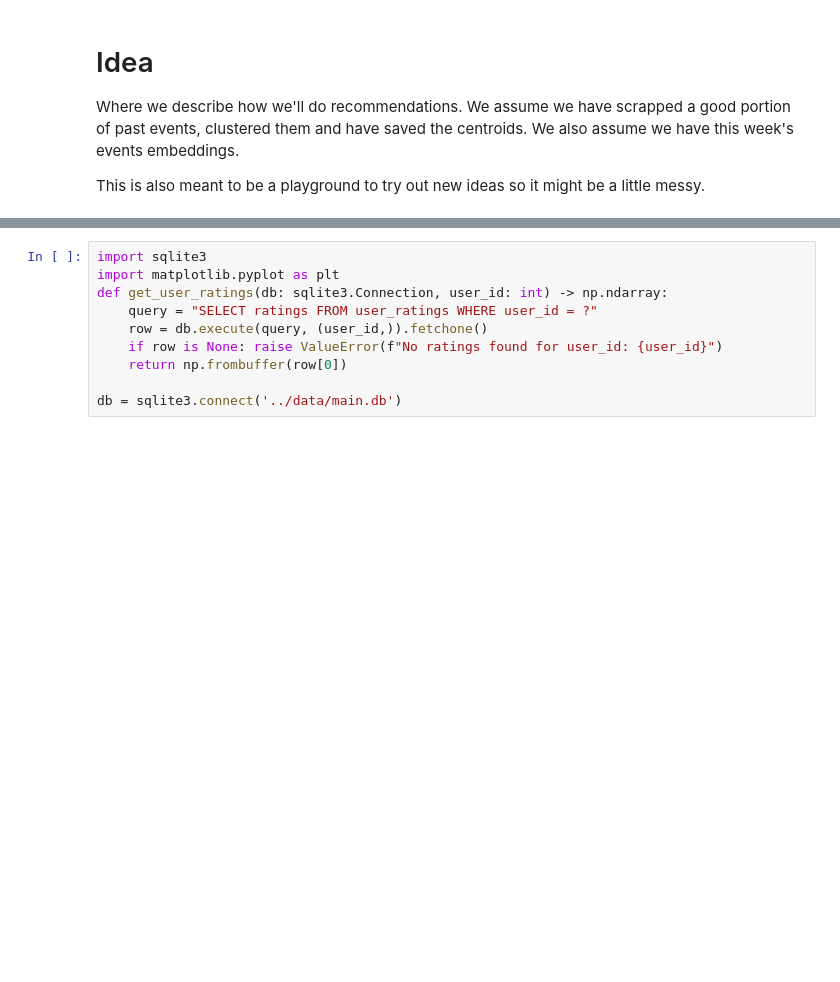
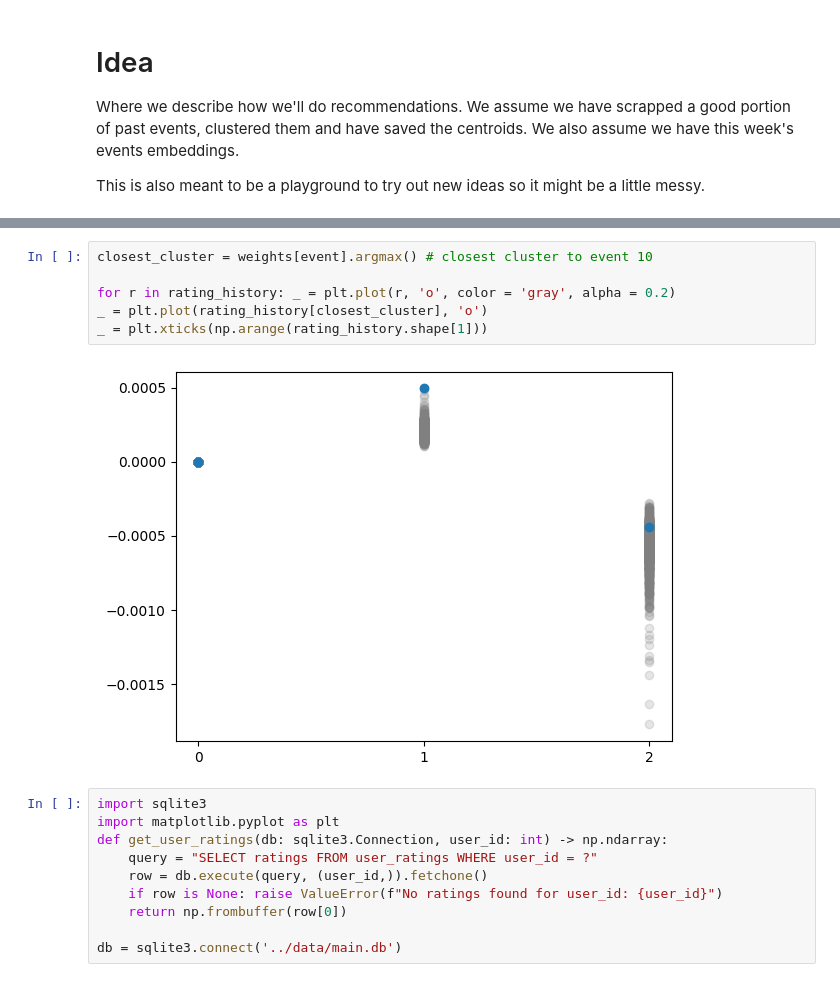
Before and after one commit to emiliocantuc/wolverine-events, a Jupyter notebook: scripts/idea.ipynb, the cells around one changed output, grey strips where cells are left out. Cells and saved outputs as stored; diff of their text form; blank space fills up the shorter version.

```diff
--- a/scripts/idea.ipynb
+++ b/scripts/idea.ipynb
@@ -77,3 +113,11 @@ user_ratings += 2 * weights[0]
+# %%
+closest_cluster = weights[event].argmax() # closest cluster to event 10
+
+for r in rating_history: _ = plt.plot(r, 'o', color = 'gray', alpha = 0.2)
+_ = plt.plot(rating_history[closest_cluster], 'o')
+_ = plt.xticks(np.arange(rating_history.shape[1]))
+# %% [output]
+[figure, added]
 # %%
 import sqlite3
 import matplotlib.pyplot as plt
```
Also changed, not shown: parts of 14 cells of this notebook, 4 other files.
